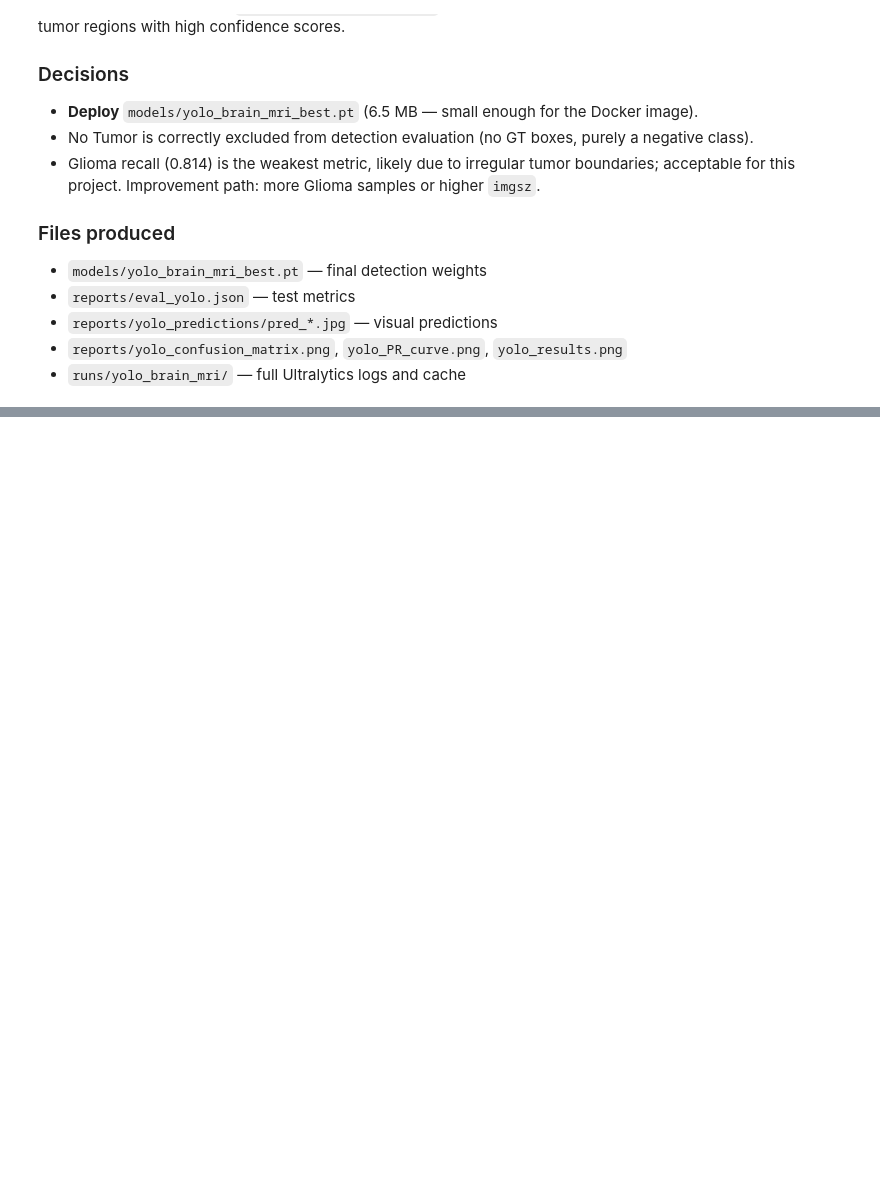
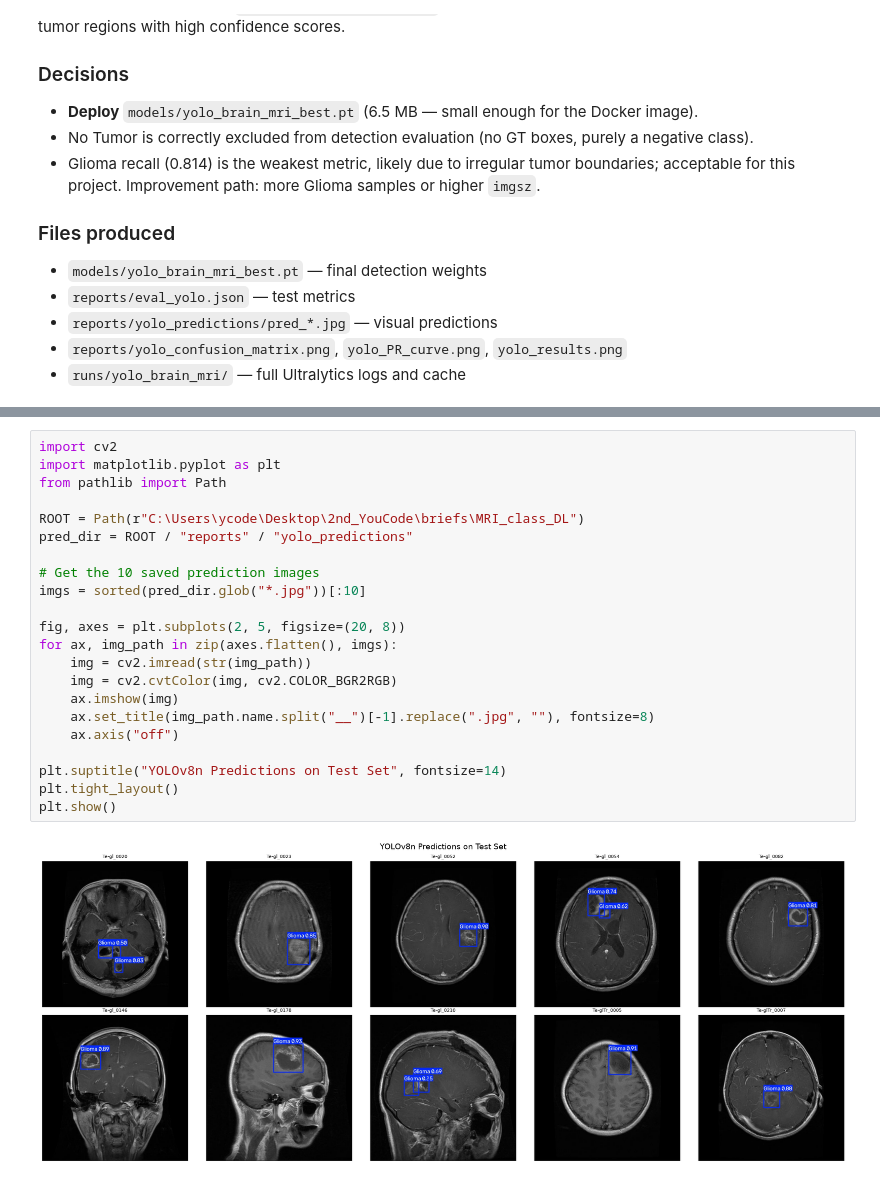
Before and after one commit to yassir-lazreq/MRI_class_DL, a Jupyter notebook: notebooks/05_detection.ipynb, the cells around one changed output, grey strips where cells are left out. Saved outputs shown, nothing was run; the diff lists cells and outputs as text; blank space fills up the shorter version.

```diff
--- a/notebooks/05_detection.ipynb
+++ b/notebooks/05_detection.ipynb
@@ -156,0 +179,24 @@ YOLOv8n fine-tuned on `data_set_yolo/` (4026 train / 511 val / 711 test):
+# %%
+import cv2
+import matplotlib.pyplot as plt
+from pathlib import Path
+
+ROOT = Path(r"C:\Users\ycode\Desktop\2nd_YouCode\briefs\MRI_class_DL")
+pred_dir = ROOT / "reports" / "yolo_predictions"
+
+# Get the 10 saved prediction images
+imgs = sorted(pred_dir.glob("*.jpg"))[:10]
+
+fig, axes = plt.subplots(2, 5, figsize=(20, 8))
+for ax, img_path in zip(axes.flatten(), imgs):
+    img = cv2.imread(str(img_path))
+    img = cv2.cvtColor(img, cv2.COLOR_BGR2RGB)
+    ax.imshow(img)
+    ax.set_title(img_path.name.split("__")[-1].replace(".jpg", ""), fontsize=8)
+    ax.axis("off")
+
+plt.suptitle("YOLOv8n Predictions on Test Set", fontsize=14)
+plt.tight_layout()
+plt.show()
+# %% [output]
+[figure, added]
```
Also changed, not shown: parts of 2 cells of this notebook.
